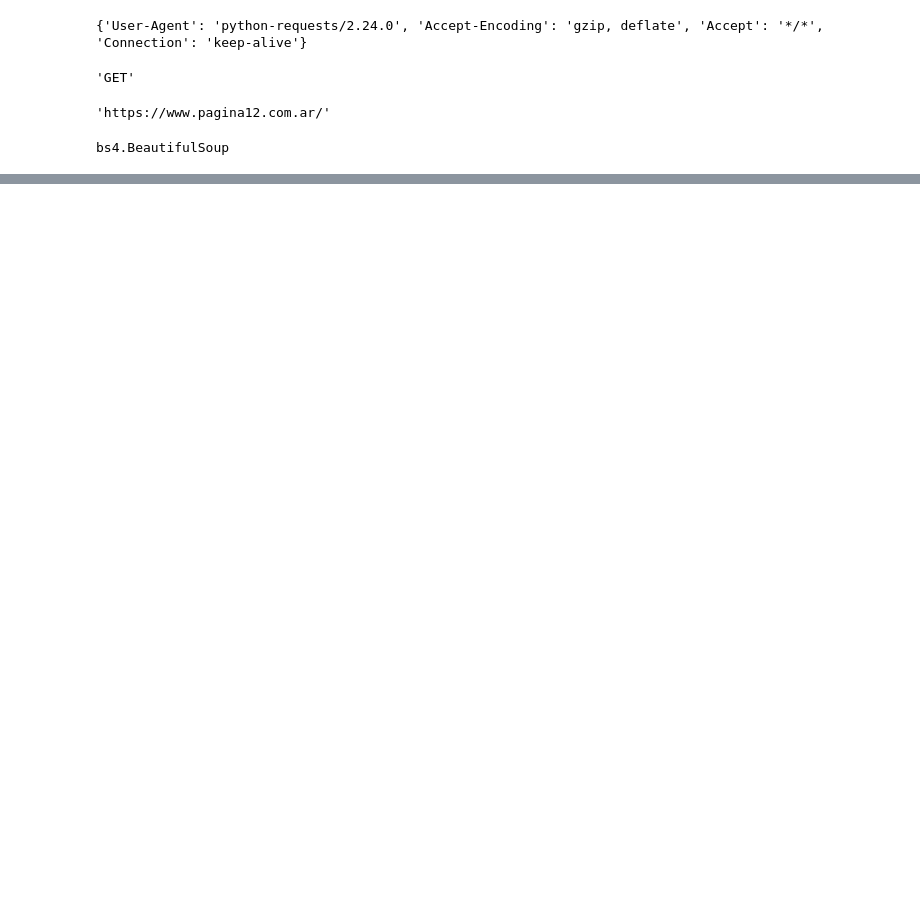
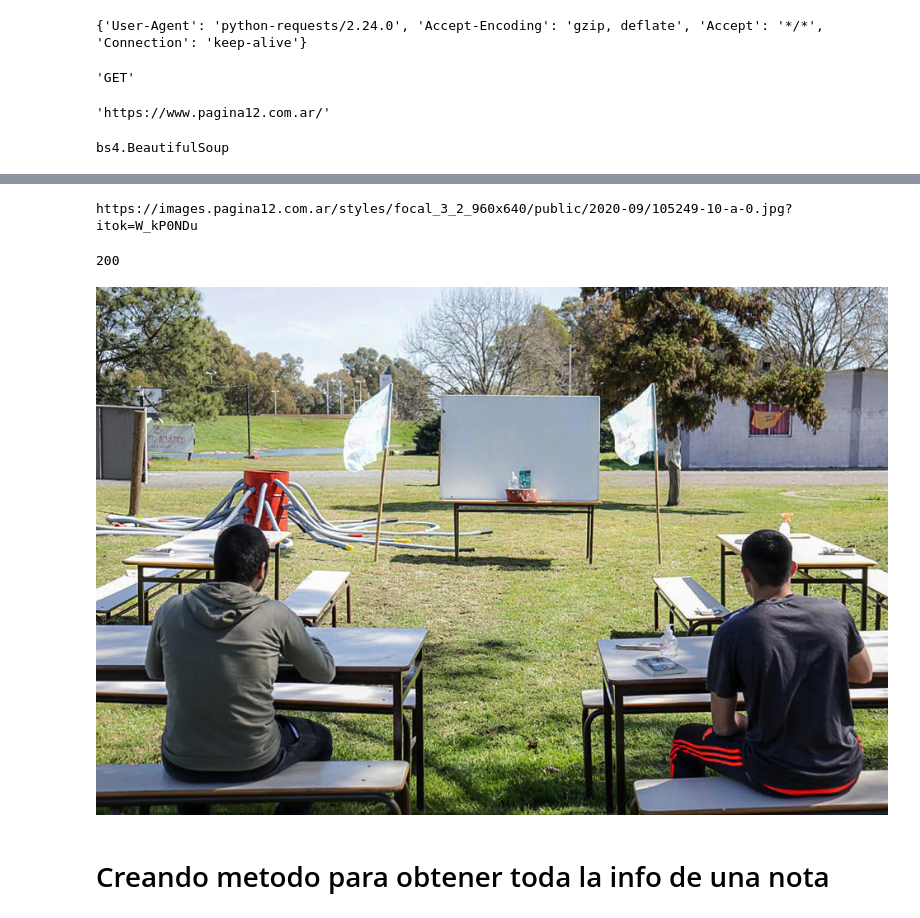
Before and after one commit to albertusortiz/curso_web_scraping_extraccion_web, a Jupyter notebook: pagina12/M2C1 - Descargando una Pagina Web.ipynb, the cells around one changed output, grey strips where cells are left out. Saved outputs shown, nothing was run; the diff lists cells and outputs as text; code cells hidden in the pictures; blank space fills up the shorter version.

Commit message:
Avanzamos en el curso hasta obtener una imagen y ahora crearemos una funcion para reunir todo el codigo de extraer una nota en una sola funcion.

```diff
--- a/pagina12/M2C1 - Descargando una Pagina Web.ipynb
+++ b/pagina12/M2C1 - Descargando una Pagina Web.ipynb
@@ -84,0 +350,5 @@ s.find('ul', attrs={'class':'hot-sections'}).find_all('li')
+# %%
+media = s_nota.find('div', attrs={'class': 'article-main-media-image'})
+# %%
+imagenes = media.find_all('img')
+imagenes
@@ -84,0 +361,15 @@ s.find('ul', attrs={'class':'hot-sections'}).find_all('li')
+# %%
+if len(imagenes) == 0:
+    print('No se encontraron imagenes')
+else:
+    imagen = imagenes[-1]
+    img_src = imagen.get('data-src')
+    print(img_src)
+# %% [output]
+https://images.pagina12.com.ar/styles/focal_3_2_960x640/public/2020-09/105249-10-a-0.jpg?itok=W_kP0NDu
+# %%
+img_req = requests.get(img_src)
+# %%
+img_req.status_code
+# %% [output]
+200
@@ -84,0 +379,7 @@ s.find('ul', attrs={'class':'hot-sections'}).find_all('li')
+# %%
+#Utilizamos el atributo content para extraer la imagen
+Image(img_req.content)
+# %% [output]
+[figure, added]
+# %% [markdown]
+# Creando metodo para obtener toda la info de una nota
```
Also changed, not shown: parts of 36 cells of this notebook.
